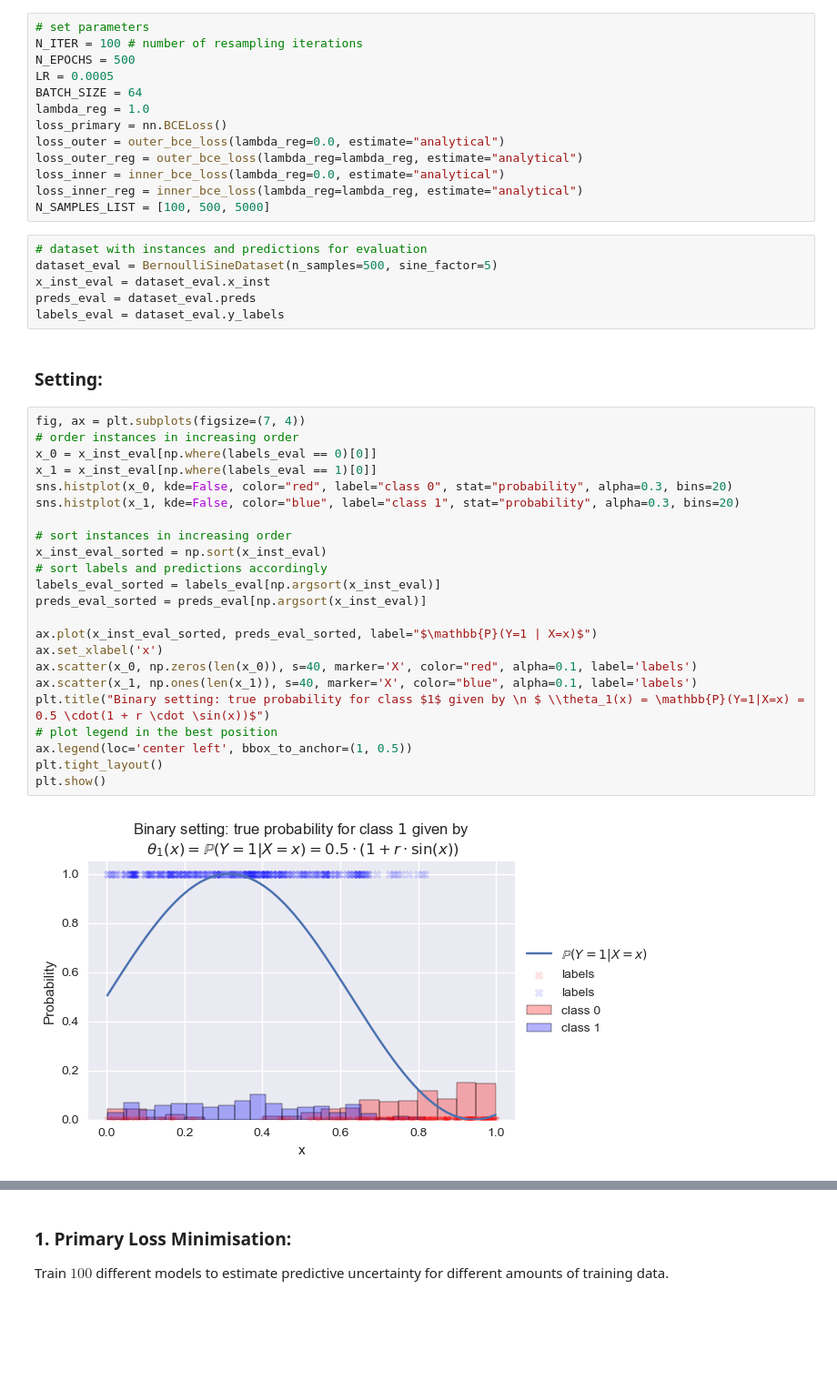
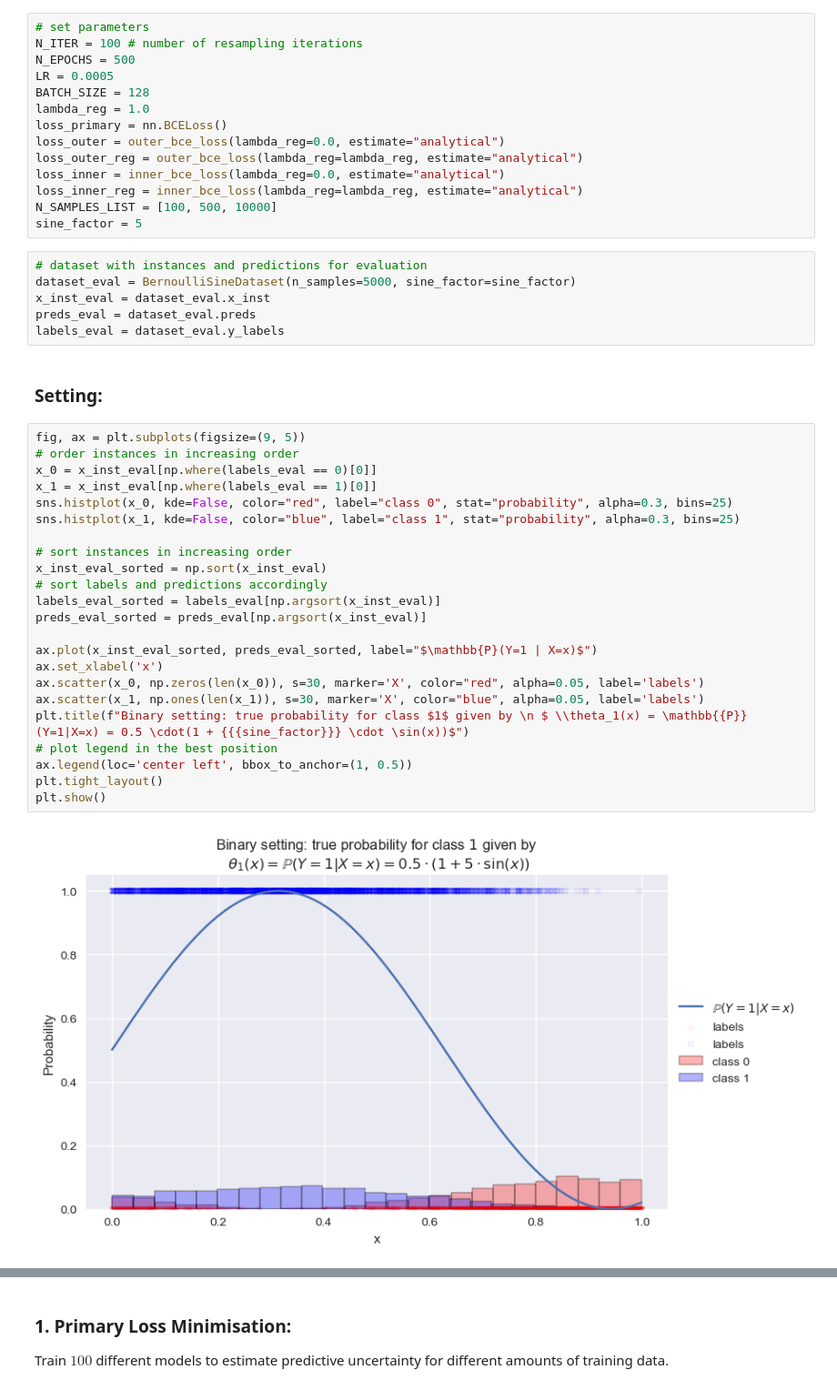
Before and after one commit to mkjuergens/EpistemicUncertaintyAnalysis, a Jupyter notebook: notebooks/synthetic_data_experiments.ipynb, the cells around one changed output, grey strips where cells are left out. Shown at 91% size. Saved outputs shown, nothing was run; the diff lists cells and outputs as text; blank space fills up the shorter version.

```diff
--- a/notebooks/synthetic_data_experiments.ipynb
+++ b/notebooks/synthetic_data_experiments.ipynb
@@ -22,44 +22,45 @@ plt.style.use('seaborn-v0_8')
 N_ITER = 100 # number of resampling iterations
 N_EPOCHS = 500
 LR = 0.0005
-BATCH_SIZE = 64
+BATCH_SIZE = 128
 lambda_reg = 1.0
 loss_primary = nn.BCELoss()
 loss_outer = outer_bce_loss(lambda_reg=0.0, estimate="analytical")
 loss_outer_reg = outer_bce_loss(lambda_reg=lambda_reg, estimate="analytical")
 loss_inner = inner_bce_loss(lambda_reg=0.0, estimate="analytical")
 loss_inner_reg = inner_bce_loss(lambda_reg=lambda_reg, estimate="analytical")
-N_SAMPLES_LIST = [100, 500, 5000]
+N_SAMPLES_LIST = [100, 500, 10000]
+sine_factor = 5
 # %%
 # dataset with instances and predictions for evaluation
-dataset_eval = BernoulliSineDataset(n_samples=500, sine_factor=5)
+dataset_eval = BernoulliSineDataset(n_samples=5000, sine_factor=sine_factor)
 x_inst_eval = dataset_eval.x_inst
 preds_eval = dataset_eval.preds
 labels_eval = dataset_eval.y_labels
 # %% [markdown]
 ### Setting:
 # %%
-fig, ax = plt.subplots(figsize=(7, 4))
+fig, ax = plt.subplots(figsize=(9, 5))
 # order instances in increasing order
 x_0 = x_inst_eval[np.where(labels_eval == 0)[0]]
 x_1 = x_inst_eval[np.where(labels_eval == 1)[0]]
-sns.histplot(x_0, kde=False, color="red", label="class 0", stat="probability", alpha=0.3, bins=20)
-sns.histplot(x_1, kde=False, color="blue", label="class 1", stat="probability", alpha=0.3, bins=20)
+sns.histplot(x_0, kde=False, color="red", label="class 0", stat="probability", alpha=0.3, bins=25)
+sns.histplot(x_1, kde=False, color="blue", label="class 1", stat="probability", alpha=0.3, bins=25)
 
 # sort instances in increasing order
 x_inst_eval_sorted = np.sort(x_inst_eval)
 # sort labels and predictions accordingly
 labels_eval_sorted = labels_eval[np.argsort(x_inst_eval)]
 preds_eval_sorted = preds_eval[np.argsort(x_inst_eval)]
 
 ax.plot(x_inst_eval_sorted, preds_eval_sorted, label="$\mathbb{P}(Y=1 | X=x)$")
 ax.set_xlabel('x')
-ax.scatter(x_0, np.zeros(len(x_0)), s=40, marker='X', color="red", alpha=0.1, label='labels')
-ax.scatter(x_1, np.ones(len(x_1)), s=40, marker='X', color="blue", alpha=0.1, label='labels')
-plt.title("Binary setting: true probability for class $1$ given by \n $ \\theta_1(x) = \mathbb{P}(Y=1|X=x) = 0.5 \cdot(1 + r \cdot \sin(x))$")
+ax.scatter(x_0, np.zeros(len(x_0)), s=30, marker='X', color="red", alpha=0.05, label='labels')
+ax.scatter(x_1, np.ones(len(x_1)), s=30, marker='X', color="blue", alpha=0.05, label='labels')
+plt.title(f"Binary setting: true probability for class $1$ given by \n $ \\theta_1(x) = \mathbb{{P}}(Y=1|X=x) = 0.5 \cdot(1 + {{{sine_factor}}} \cdot \sin(x))$")
 # plot legend in the best position
 ax.legend(loc='center left', bbox_to_anchor=(1, 0.5))
 plt.tight_layout()
 plt.show()
 # %% [output]
-[figure, old version]
+[figure, new version]
```
Also changed, not shown: parts of 11 cells of this notebook, 8 other files.
